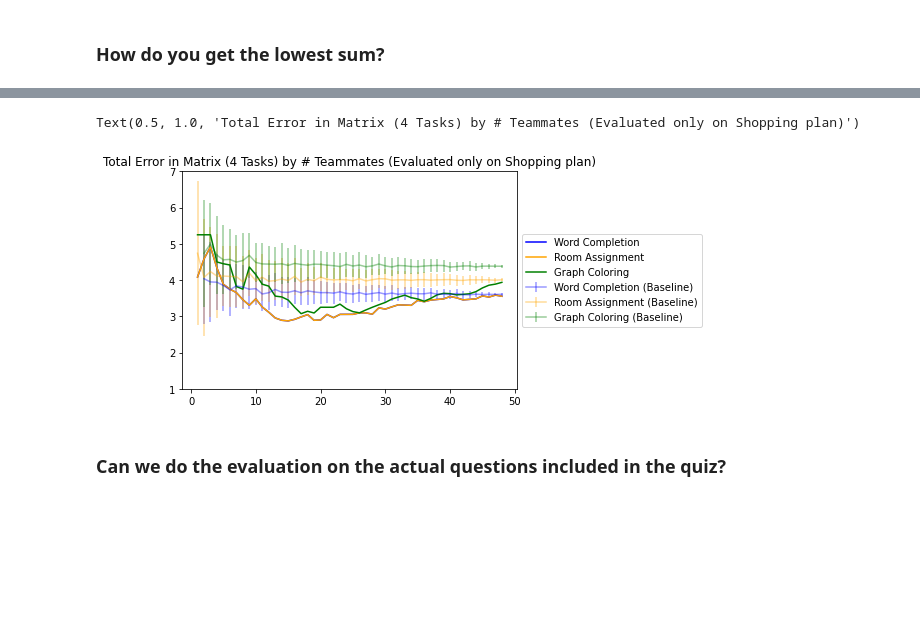
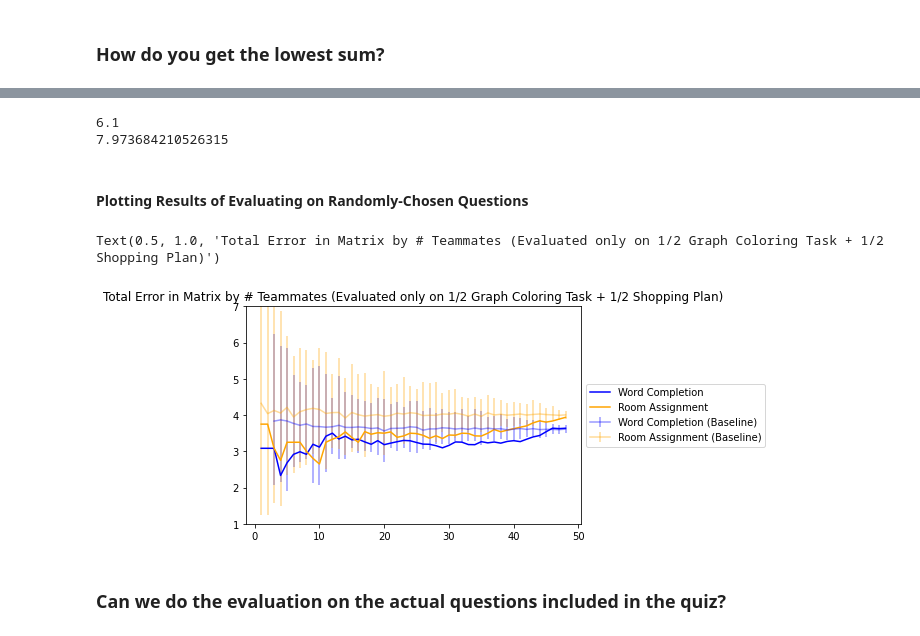
Before and after one commit to Watts-Lab/task-mapping, a Jupyter notebook: task writing survey pipeline/Karger Algorithm.ipynb, the cells around one changed output, grey strips where cells are left out. Cells and saved outputs as stored; diff of their text form; code cells hidden in the pictures; blank space fills up the shorter version.

```diff
--- a/task writing survey pipeline/Karger Algorithm.ipynb
+++ b/task writing survey pipeline/Karger Algorithm.ipynb
@@ -471,0 +774,5 @@ plt.legend()
+# %%
+# set it up so that we can explore score cutoff points rather than numeric cutoff points
+worker_dict_graph = {k: ((num_questions-v) / num_questions) for total in (sum(worker_dict_graph.values()),) for k, v in worker_dict_graph.items()}
+max = np.max(list(worker_dict_graph.values()))
+min = np.min(list(worker_dict_graph.values()))
@@ -471,0 +860,8 @@ plt.legend()
+# %%
+def select_split_question_subsets():
+    questions = list(df_karger["question_name"].unique())
+    first_half_questions = random.sample(questions,10)
+    second_half_questions = list(set(questions)-set(first_half_questions))
+    shop_second_half = df_karger_shopping_only[df_karger_shopping_only['question_name'].isin(second_half_questions)]
+    graph_first_half = df_karger_graph_only[df_karger_graph_only['question_name'].isin(first_half_questions)]
+    return((shop_second_half.append(graph_first_half),first_half_questions,second_half_questions))
@@ -472,8 +956,36 @@ plt.legend()
+# %%
+# compare to evaluating on all of shopping plan + graph coloring
+df_shopping_and_graph = df_karger[(df_karger["task_name"] == "Shopping plan") | (df_karger["task_name"] == "Graph coloring task")]
+
+worker_dict_both= {}
+
+for name in df_karger["name"].unique():
+    df_for_name = df_shopping_and_graph[df_shopping_and_graph["name"]==name]
+    df_for_name_pivoted = df_for_name.pivot_table(index = "question_name", columns = "task_name", values = "value").replace(-1, 0)
+    diff_from_gold = np.nansum(abs(np.asmatrix(df_for_name_pivoted-ground_truth_mean)))
+    worker_dict_mixed[name] = diff_from_gold
+
+n1 = 49-10 # fix this at 10 and 20 best workers
+n2 = 49-20
+worst_workers10 = list(dict(sorted(worker_dict_mixed.items(), key=lambda x:x[1])[-n1:]).keys())
+df_karger_filtered10 = df_merged_task_halves[~df_merged_task_halves['name'].isin(worst_workers10)].pivot_table(index = "question_name", columns = "task_name", values = "value").replace(-1, 0)
+worst_workers20 = list(dict(sorted(worker_dict_mixed.items(), key=lambda x:x[1])[-n2:]).keys())
+df_karger_filtered20 = df_merged_task_halves[~df_merged_task_halves['name'].isin(worst_workers20)].pivot_table(index = "question_name", columns = "task_name", values = "value").replace(-1, 0)
+
+diff_from_gold10 = np.nansum(abs(np.asmatrix(df_karger_filtered10-ground_truth_mean)))
+print(diff_from_gold10)
+diff_from_gold20 = np.nansum(abs(np.asmatrix(df_karger_filtered20-ground_truth_mean)))
+print(diff_from_gold20)
+# %% [output]
+6.1
+7.973684210526315
+# %% [markdown]
+#### Plotting Results of Evaluating on Randomly-Chosen Questions
 # %%
-dropped_dicts = [{}, {}, {}]
+dropped_dicts = [{}, {}]
 
 for n in range(1,49):
-    worst_workers = list(dict(sorted(worker_dict.items(), key=lambda x:x[1])[-n:]).keys()) # n worst people
+    worst_workers = list(dict(sorted(worker_dict_mixed.items(), key=lambda x:x[1])[-n:]).keys()) # n worst people
     df_karger_filtered = df_karger[~df_karger['name'].isin(worst_workers)]
 
     df_karger_filtered_recoded = df_karger_filtered.replace(-1, 0)
@@ -481,10 +993,8 @@ for n in range(1,49):
     mean_filtered_results = mean_filtered_results.pivot(index = "question_name", columns = "task_name")
 
     # get values for each task individually
-    filtered_results = [mean_filtered_results["value"]["Word completion given starting letter"], mean_filtered_results["value"]["Room assignment task"], mean_filtered_results["value"]["Graph coloring task"]]
-    ground_truths = [ground_truth_mean["Word completion given starting letter"], ground_truth_mean["Room assignment task"],ground_truth_mean["Graph coloring task"]]
-    #mean_filtered_results["value"]["Word completion given starting letter"],
-    #ground_truth_mean["Word completion given starting letter"],
+    filtered_results = [mean_filtered_results["value"]["Word completion given starting letter"], mean_filtered_results["value"]["Room assignment task"]]
+    ground_truths = [ground_truth_mean["Word completion given starting letter"], ground_truth_mean["Room assignment task"]]
 
     for i in range(len(ground_truths)):
         diff = np.sum(np.asmatrix(abs(filtered_results[i]-ground_truths[i])))
@@ -494,24 +1002,17 @@ for n in range(1,49):
-# %%
-num_teammates = np.subtract(list(49*np.ones(48)),list(dropped_dicts[0].keys()))
 # %%
 # baselines
-plt.errorbar(x = baseline_dropped_dicts[0].keys(), y=baseline_dropped_dicts[0].values(), yerr=sd_s[0], label = "Word Completion (Baseline)", color = "blue", alpha = 0.4)
-plt.errorbar(x = baseline_dropped_dicts[1].keys(), y=baseline_dropped_dicts[1].values(), yerr=sd_s[1], label = "Room Assignment (Baseline)", color = "orange", alpha = 0.4)
-plt.errorbar(x = baseline_dropped_dicts[2].keys(), y=baseline_dropped_dicts[2].values(), yerr=sd_s[2], label = "Graph Coloring (Baseline)", color = "green", alpha = 0.4)
-#plt.errorbar(x = baseline_dropped_dicts[3].keys(), y=baseline_dropped_dicts[3].values(), yerr=sd_s[3], label = "Shopping Plan (Baseline)", color = "red", alpha = 0.4)
-
+plt.errorbar(x = baseline_dropped_dicts[0].keys(), y=baseline_dropped_dicts[0].values(), yerr=[lower_bounds[0], upper_bounds[0]], label = "Word Completion (Baseline)", color = "blue", alpha = 0.4)
+plt.errorbar(x = baseline_dropped_dicts[1].keys(), y=baseline_dropped_dicts[1].values(), yerr=[lower_bounds[1], upper_bounds[1]], label = "Room Assignment (Baseline)", color = "orange", alpha = 0.4)
 # selection based on task performance
 plt.plot(num_teammates,dropped_dicts[0].values(), label = "Word Completion", color = 'blue')
-plt.plot(num_teammates,dropped_dicts[0].values(), label = "Room Assignment", color = 'orange')
-plt.plot(num_teammates,dropped_dicts[1].values(), label = "Graph Coloring", color = 'green')
-#plt.plot(num_teammates,dropped_dicts[2].values(), label = "Shopping Plan", color = 'red')
+plt.plot(num_teammates,dropped_dicts[1].values(), label = "Room Assignment", color = 'orange')
 
 plt.ylim([1, 7])
 plt.legend(loc='center left', bbox_to_anchor=(1, 0.5))
-plt.title("Total Error in Matrix (4 Tasks) by # Teammates (Evaluated only on Shopping plan)")
+plt.title("Total Error in Matrix by # Teammates (Evaluated only on 1/2 Graph Coloring Task + 1/2 Shopping Plan)")
 # %% [output]
-Text(0.5, 1.0, 'Total Error in Matrix (4 Tasks) by # Teammates (Evaluated only on Shopping plan)')
+Text(0.5, 1.0, 'Total Error in Matrix by # Teammates (Evaluated only on 1/2 Graph Coloring Task + 1/2 Shopping Plan)')
-[figure, old version]
+[figure, new version]
 # %% [markdown]
 ### Can we do the evaluation on the actual questions included in the quiz?
 # %%
```
Also changed, not shown: parts of 53 cells of this notebook, 4 other files.
